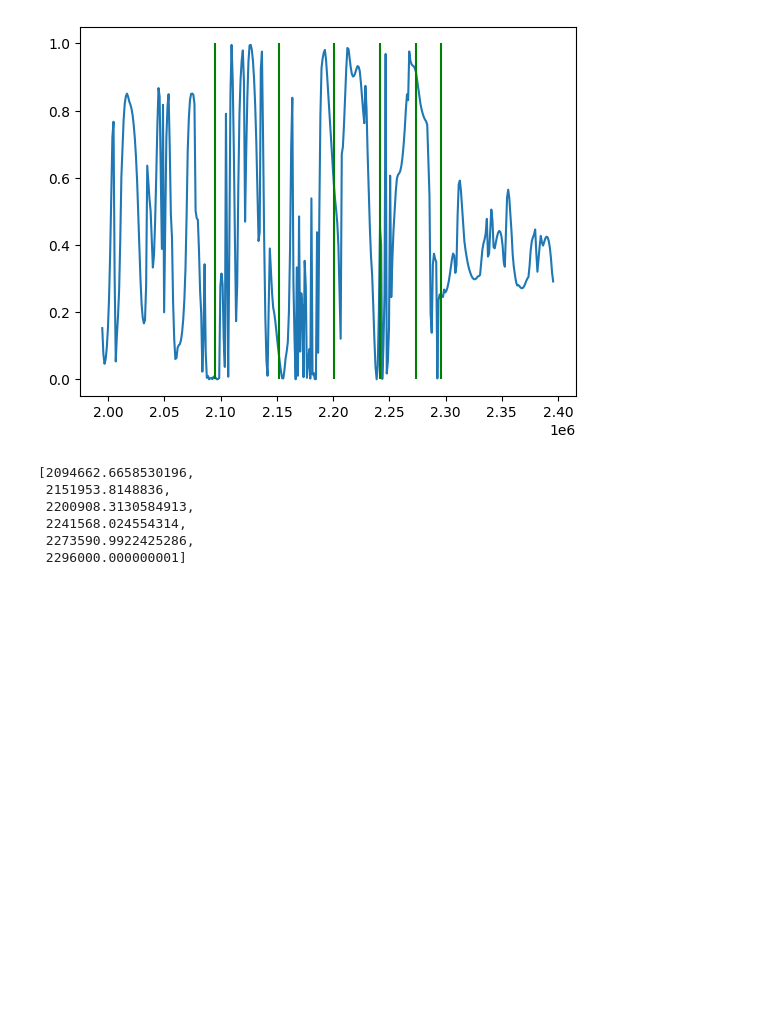
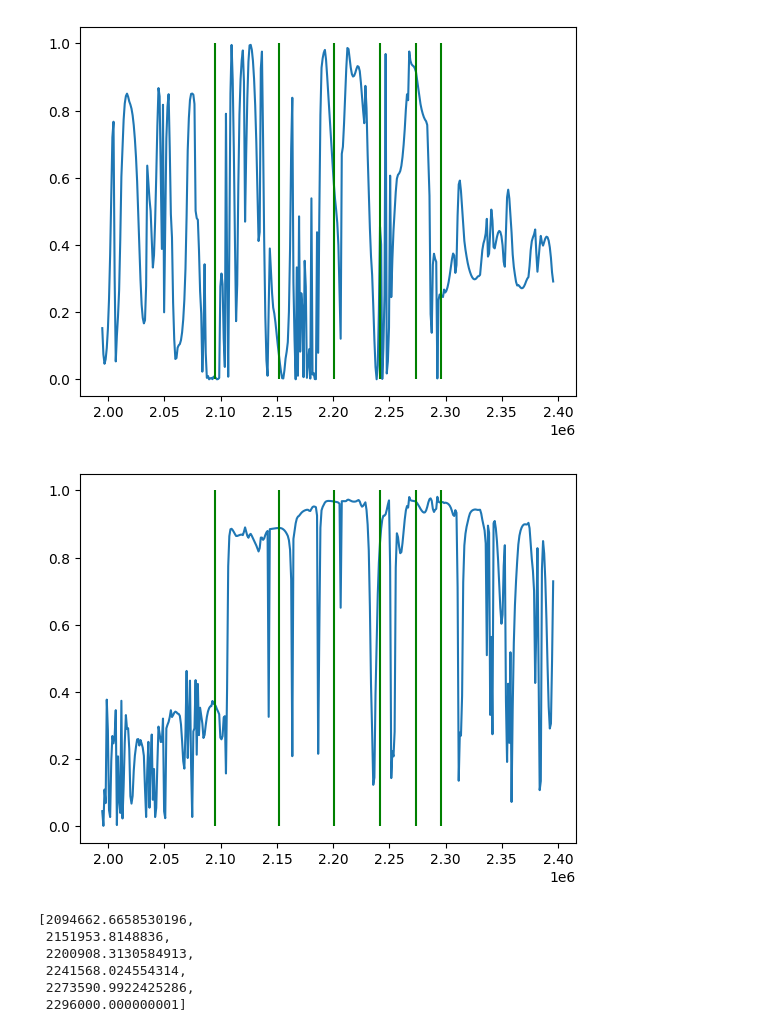
Before and after one commit to SQRLab/XTalkRobustMS, a Jupyter notebook: Entanglement_Using_Segmented_Pulses.ipynb, the cells around one changed output. Saved outputs shown, nothing was run; the diff lists cells and outputs as text; code cells hidden in the pictures; blank space fills up the shorter version.

```diff
--- a/Entanglement_Using_Segmented_Pulses.ipynb
+++ b/Entanglement_Using_Segmented_Pulses.ipynb
@@ -330,6 +330,10 @@ plotFidelityByDetuning((0,2), τ, D, 0.1, devicespec, plotmodes=True)
 plotFidelityByDetuning((0,1), τ, D, 1, devicespec, plotmodes=True)
 # %% [output]
 [figure]
+# %%
+plotFidelityByDetuning((0,4), τ, D, 0.1, devicespec, plotmodes=True)
+# %% [output]
+[figure, added]
 # %%
 [mode.freq/(2*π) for mode in devicespec.modes('radial')]
 # %% [output]
```
Also changed, not shown: 6 other files.
